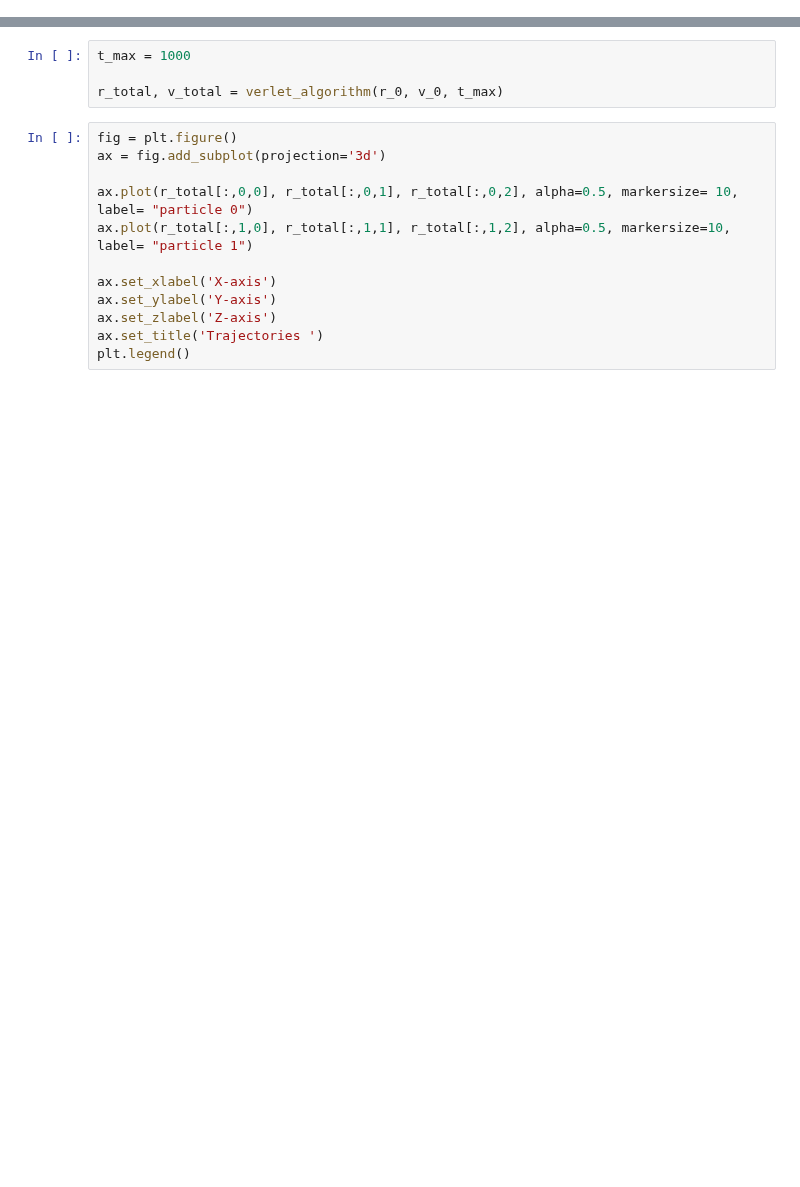
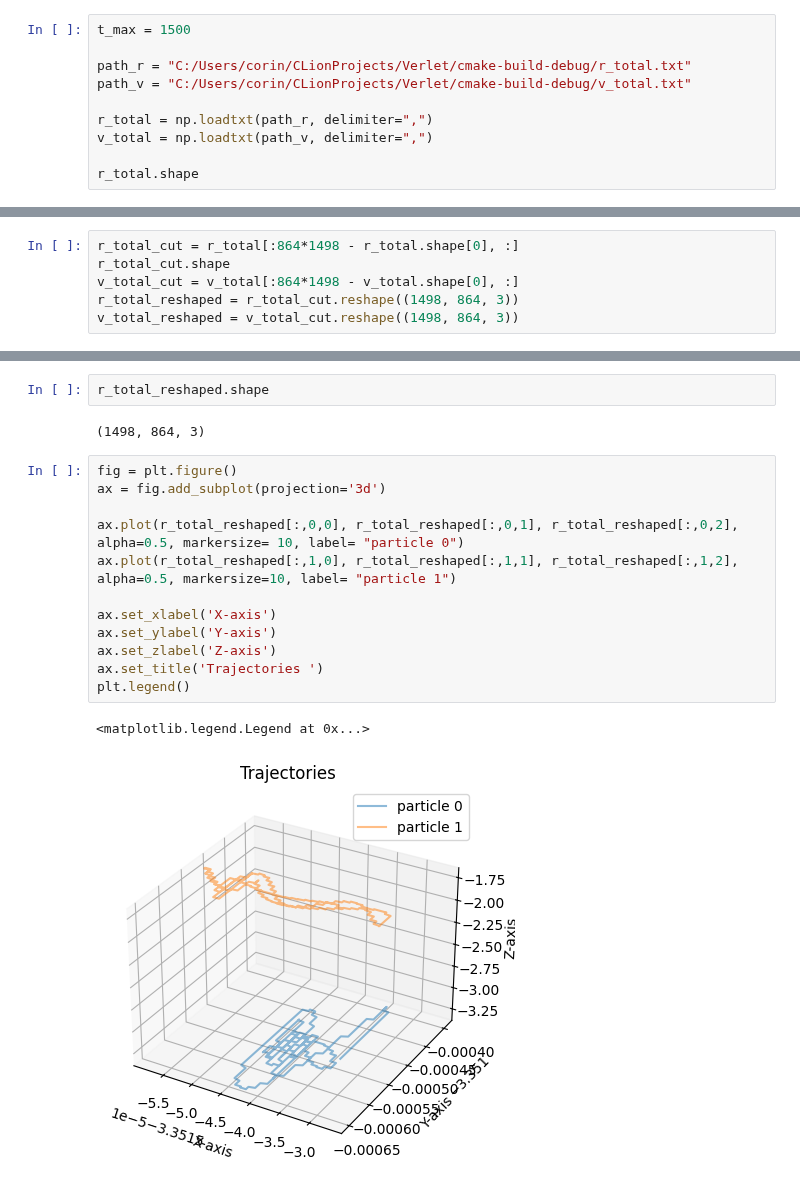
Before and after one commit to corinnawegner/Computational-physics, a Jupyter notebook: Project 3/Problem 1.ipynb, the cells around one changed output, grey strips where cells are left out. Drawn from its saved outputs; the diff is of its cells as text; blank space fills up the shorter version.

```diff
--- a/Project 3/Problem 1.ipynb
+++ b/Project 3/Problem 1.ipynb
@@ -219,0 +89,10 @@ print(N_0)
+# %%
+t_max = 1500
+
+path_r = "C:/Users/corin/CLionProjects/Verlet/cmake-build-debug/r_total.txt"
+path_v = "C:/Users/corin/CLionProjects/Verlet/cmake-build-debug/v_total.txt"
+
+r_total = np.loadtxt(path_r, delimiter=",")
+v_total = np.loadtxt(path_v, delimiter=",")
+
+r_total.shape
@@ -220,3 +101,9 @@ print(N_0)
+# %%
+r_total_cut = r_total[:864*1498 - r_total.shape[0], :]
+r_total_cut.shape
+v_total_cut = v_total[:864*1498 - v_total.shape[0], :]
+r_total_reshaped = r_total_cut.reshape((1498, 864, 3))
+v_total_reshaped = v_total_cut.reshape((1498, 864, 3))
 # %%
 #Seeing how the initial state looks like
 #ax = plt.figure().add_subplot(projection='3d')
@@ -245,17 +135,20 @@ ax.set_title('Initial state of the Argon ')
-# %%
-t_max = 1000
-
-r_total, v_total = verlet_algorithm(r_0, v_0, t_max)
+# %%
+r_total_reshaped.shape
+# %% [output]
+(1498, 864, 3)
 # %%
 fig = plt.figure()
 ax = fig.add_subplot(projection='3d')
 
-ax.plot(r_total[:,0,0], r_total[:,0,1], r_total[:,0,2], alpha=0.5, markersize= 10, label= "particle 0")
-ax.plot(r_total[:,1,0], r_total[:,1,1], r_total[:,1,2], alpha=0.5, markersize=10, label= "particle 1")
+ax.plot(r_total_reshaped[:,0,0], r_total_reshaped[:,0,1], r_total_reshaped[:,0,2], alpha=0.5, markersize= 10, label= "particle 0")
+ax.plot(r_total_reshaped[:,1,0], r_total_reshaped[:,1,1], r_total_reshaped[:,1,2], alpha=0.5, markersize=10, label= "particle 1")
 
 ax.set_xlabel('X-axis')
 ax.set_ylabel('Y-axis')
 ax.set_zlabel('Z-axis')
 ax.set_title('Trajectories ')
 plt.legend()
+# %% [output]
+<matplotlib.legend.Legend at 0x...>
+[figure, added]
 # %%
```
Also changed, not shown: parts of 17 cells of this notebook.
